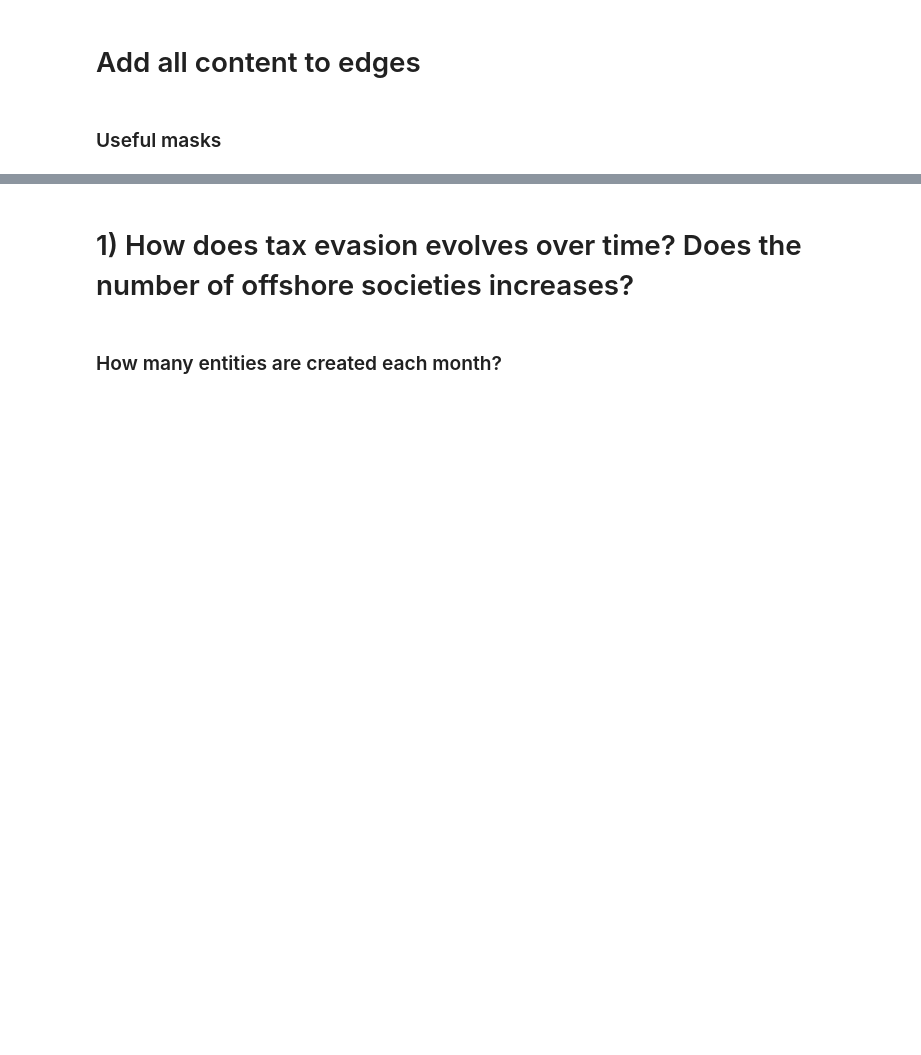
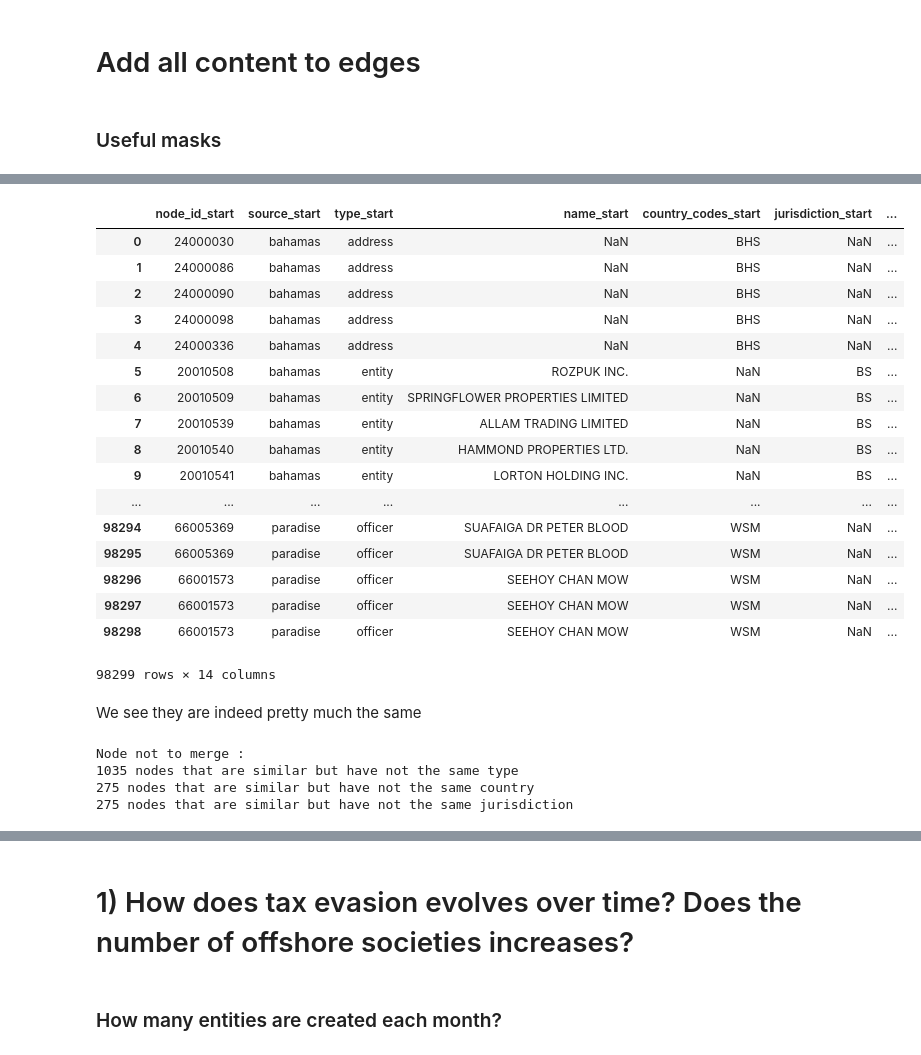
Before and after one commit to yymartin/ADA_Project_Cobra, a Jupyter notebook: Main.ipynb, the cells around one changed output, grey strips where cells are left out. Saved outputs shown, nothing was run; the diff lists cells and outputs as text; code cells hidden in the pictures; blank space fills up the shorter version.

```diff
--- a/Main.ipynb
+++ b/Main.ipynb
@@ -453,0 +730,13 @@ mask_end_loc_notna = (edges_completed['end_country'].notna()) |  (edges_complete
+# %%
+mask_same_name_as = (edges_completed.TYPE == 'same_name_as')
+mask_same_company_as = (edges_completed.TYPE == 'same_company_as')
+mask_same_id_as = (edges_completed.TYPE == 'same_id_as')
+mask_same_as = (edges_completed.TYPE == 'same_as')
+mask_same_address_as = (edges_completed.TYPE == 'same_address_as')
+mask_same_intermediary_as = (edges_completed.TYPE == 'same_intermediary_as')
+mask_similar_company_as = (edges_completed.TYPE == 'similar_company_as') # We looked there are 200 and they're the same
+mask_probably_same_officer_as = (edges_completed.TYPE == 'probably_same_officer_as')
+
+mask_same = (mask_same_name_as | mask_same_company_as | mask_same_id_as | mask_same_as | \
+            mask_same_address_as | mask_same_intermediary_as | mask_similar_company_as | \
+            mask_probably_same_officer_as)
@@ -453,0 +767,63 @@ mask_end_loc_notna = (edges_completed['end_country'].notna()) |  (edges_complete
+# %%
+nodes_same_as = edges_completed[mask_same][['START_ID', 'END_ID']]
+
+
+start_nodes_same = nodes_.loc[nodes_.node_id.isin(nodes_same_as.START_ID)]
+end_nodes_same = nodes_.loc[nodes_.node_id.isin(nodes_same_as.END_ID)]
+
+same_nodes_merge = nodes_same_as.merge(start_nodes_same, how='inner', left_on='START_ID', right_on='node_id')\
+                                .merge(end_nodes_same, how='inner', left_on='END_ID', right_on='node_id', suffixes=('_start','_end'))\
+                                .drop(columns=['START_ID', 'END_ID'])
+
+same_nodes_merge.node_id_start = pd.to_numeric(same_nodes_merge.node_id_start, downcast='integer')
+same_nodes_merge.node_id_end = pd.to_numeric(same_nodes_merge.node_id_end, downcast='integer')
+
+same_nodes_merge
+# %% [output]
+|  | node_id_start | source_start | type_start | name_start | country_codes_start | jurisdiction_start | ... |
+| 0 | 24000030 | bahamas | address | NaN | BHS | NaN | ... |
+| 1 | 24000086 | bahamas | address | NaN | BHS | NaN | ... |
+| 2 | 24000090 | bahamas | address | NaN | BHS | NaN | ... |
+| 3 | 24000098 | bahamas | address | NaN | BHS | NaN | ... |
+| 4 | 24000336 | bahamas | address | NaN | BHS | NaN | ... |
+| 5 | 20010508 | bahamas | entity | ROZPUK INC. | NaN | BS | ... |
+| 6 | 20010509 | bahamas | entity | SPRINGFLOWER PROPERTIES LIMITED | NaN | BS | ... |
+| 7 | 20010539 | bahamas | entity | ALLAM TRADING LIMITED | NaN | BS | ... |
+| 8 | 20010540 | bahamas | entity | HAMMOND PROPERTIES LTD. | NaN | BS | ... |
+| 9 | 20010541 | bahamas | entity | LORTON HOLDING INC. | NaN | BS | ... |
+| ... | ... | ... | ... | ... | ... | ... | ... |
+| 98294 | 66005369 | paradise | officer | SUAFAIGA DR PETER BLOOD | WSM | NaN | ... |
+| 98295 | 66005369 | paradise | officer | SUAFAIGA DR PETER BLOOD | WSM | NaN | ... |
+| 98296 | 66001573 | paradise | officer | SEEHOY CHAN MOW | WSM | NaN | ... |
+| 98297 | 66001573 | paradise | officer | SEEHOY CHAN MOW | WSM | NaN | ... |
+| 98298 | 66001573 | paradise | officer | SEEHOY CHAN MOW | WSM | NaN | ... |
+98299 rows × 14 columns
+# %% [markdown]
+We see they are indeed pretty much the same
+# %%
+same_nodes_diff_type_mask = same_nodes_merge.type_start != same_nodes_merge.type_end
+same_nodes_diff_type_count = len(same_nodes_merge[same_nodes_diff_type_mask])
+
+same_nodes_diff_country_mask = (same_nodes_merge.country_codes_start.notna())\
+                            & (same_nodes_merge.country_codes_end.notna()) \
+                            &(same_nodes_merge.country_codes_start != same_nodes_merge.country_codes_end)
+same_nodes_diff_country_count = len(same_nodes_merge[same_nodes_diff_country_mask])
+
+same_nodes_diff_jurisdiction_mask = (same_nodes_merge.jurisdiction_end.notna())\
+                            & (same_nodes_merge.jurisdiction_start.notna()) \
+                            &(same_nodes_merge.jurisdiction_end != same_nodes_merge.jurisdiction_start)
+same_nodes_diff_jurisdiction_count = len(same_nodes_merge[same_nodes_diff_country_mask])
+
+same_nodes_merge = same_nodes_merge[(~same_nodes_diff_type_mask) & \
+                                    (~same_nodes_diff_country_mask) & \
+                                    (~same_nodes_diff_jurisdiction_mask) ]
+
+print("Node not to merge : ")
+print("%d nodes that are similar but have not the same type" % same_nodes_diff_type_count)
+print("%d nodes that are similar but have not the same country" % same_nodes_diff_country_count)
+print("%d nodes that are similar but have not the same jurisdiction" % same_nodes_diff_jurisdiction_count)
+# %% [output]
+Node not to merge :
+1035 nodes that are similar but have not the same type
+275 nodes that are similar but have not the same country
+275 nodes that are similar but have not the same jurisdiction
```
Also changed, not shown: parts of 80 cells of this notebook.
